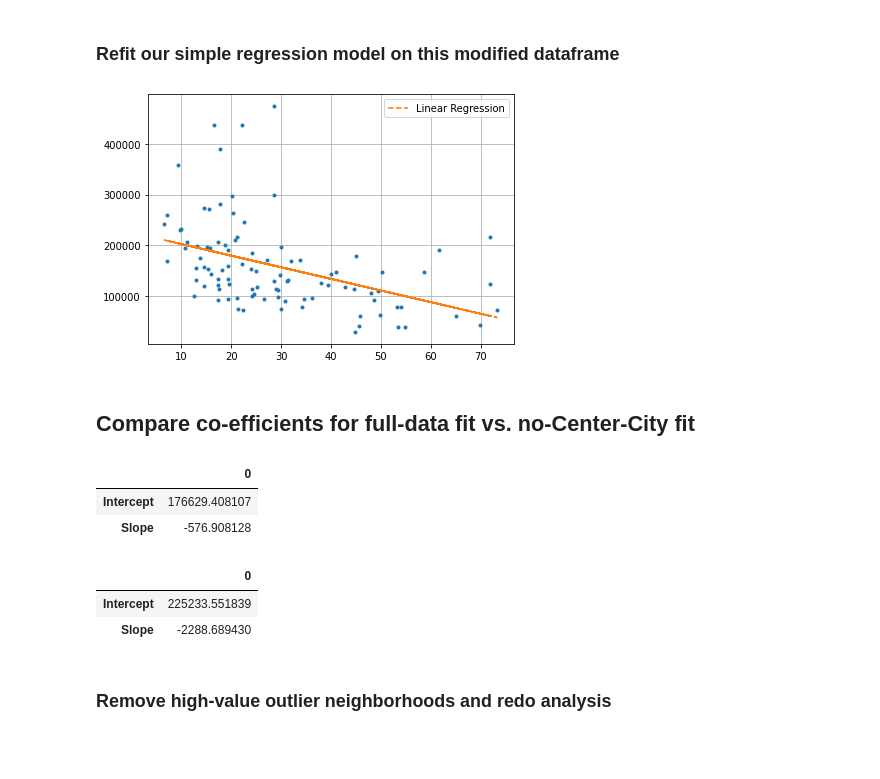
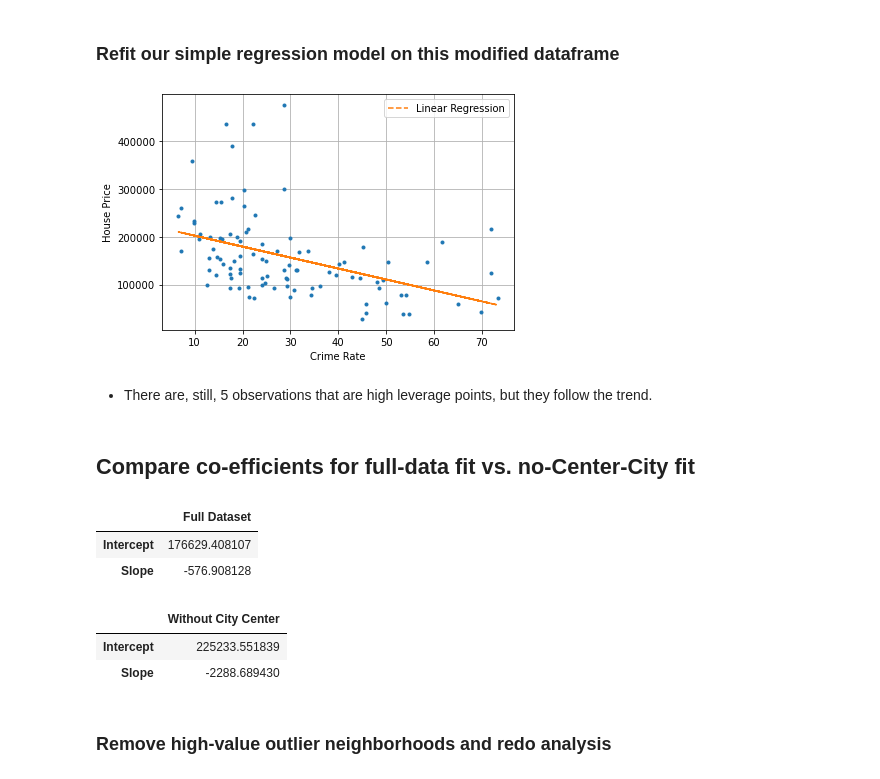
Before and after one commit to GreatBahram/washington-machine-learning-specialization, a Jupyter notebook: 02-Regression/week01/PhilyCrime.ipynb, the cells around one changed output. Drawn from its saved outputs; the diff is of its cells as text; code cells hidden in the pictures; blank space fills up the shorter version.

```diff
--- a/02-Regression/week01/PhilyCrime.ipynb
+++ b/02-Regression/week01/PhilyCrime.ipynb
@@ -108,52 +113,58 @@ from sklearn.linear_model import LinearRegression
 
 # define the feature matrix
 feature_cols = ['CrimeRate']
 X  = without_cc[feature_cols]
 y = without_cc.HousePrice
 
 # fit the model
 linreg_nocc = LinearRegression()
 linreg_nocc.fit(X, y)
 
 plt.plot(
     without_cc[feature_cols],
     without_cc.HousePrice,
     marker='.',
     linestyle=''
 )
 
 predicted_prices = linreg_nocc.predict(without_cc[feature_cols])
 
 plt.plot(
     without_cc[feature_cols],
     predicted_prices,
     label='Linear Regression',
     linestyle='--',
 )
+plt.xlabel("Crime Rate")
+plt.ylabel("House Price")
 plt.grid()
 plt.legend()
 plt.tight_layout()
 plt.show()
 # %% [output]
-[figure, old version]
+[figure, new version]
+# %% [markdown]
+* There are, still, 5 observations that are high leverage points, but they follow the trend.
 # %% [markdown]
 ## Compare co-efficients for full-data fit vs. no-Center-City fit
 # %%
 pd.DataFrame(
     [linreg.intercept_, linreg.coef_[0]],
-    index=['Intercept', 'Slope']
+    index=['Intercept', 'Slope'],
+    columns=['Full Dataset']
 )
 # %% [output]
-|  | 0 |
+|  | Full Dataset |
 | Intercept | 176629.408107 |
 | Slope | -576.908128 |
 # %%
 pd.DataFrame(
     [linreg_nocc.intercept_, linreg_nocc.coef_[0]],
-    index=['Intercept', 'Slope']
+    index=['Intercept', 'Slope'],
+    columns=['Without City Center']
 )
 # %% [output]
-|  | 0 |
+|  | Without City Center |
 | Intercept | 225233.551839 |
 | Slope | -2288.689430 |
 # %% [markdown]
```
Also changed, not shown: parts of 4 cells of this notebook.
